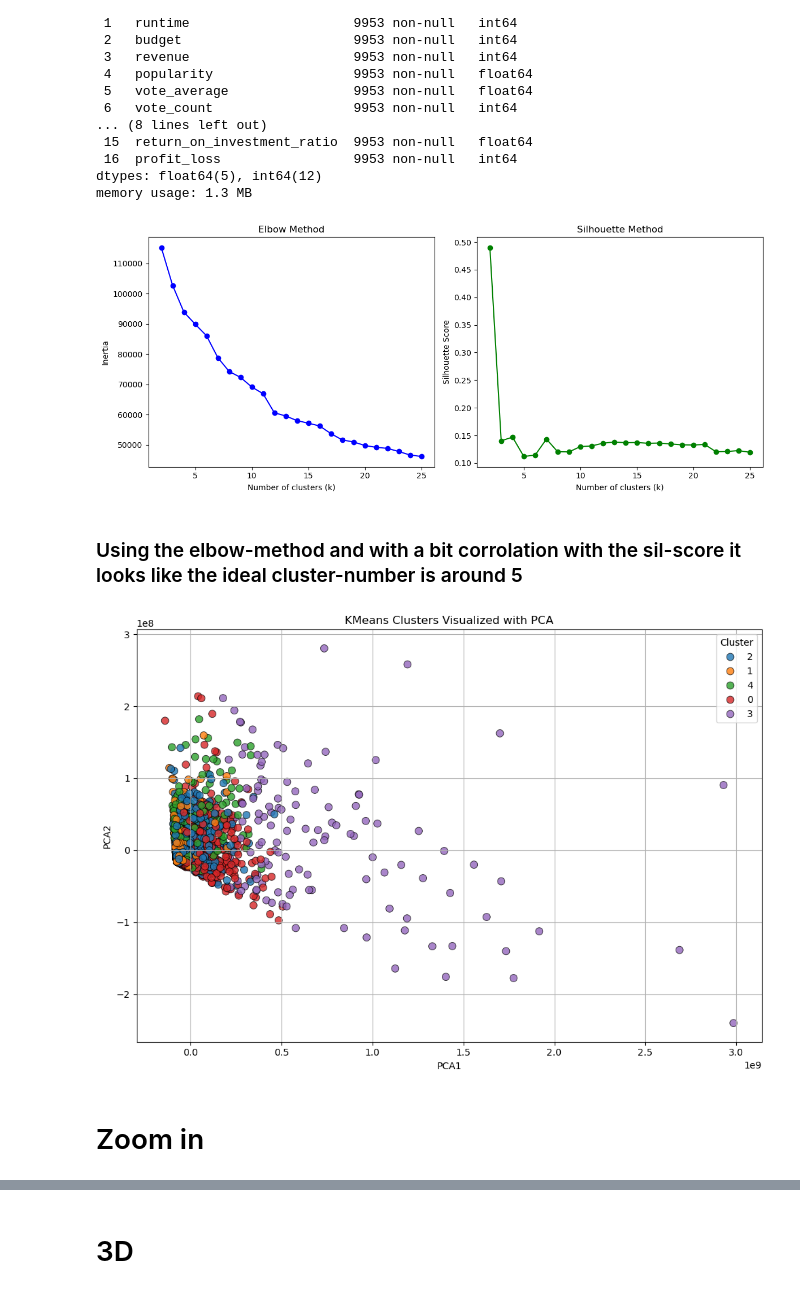
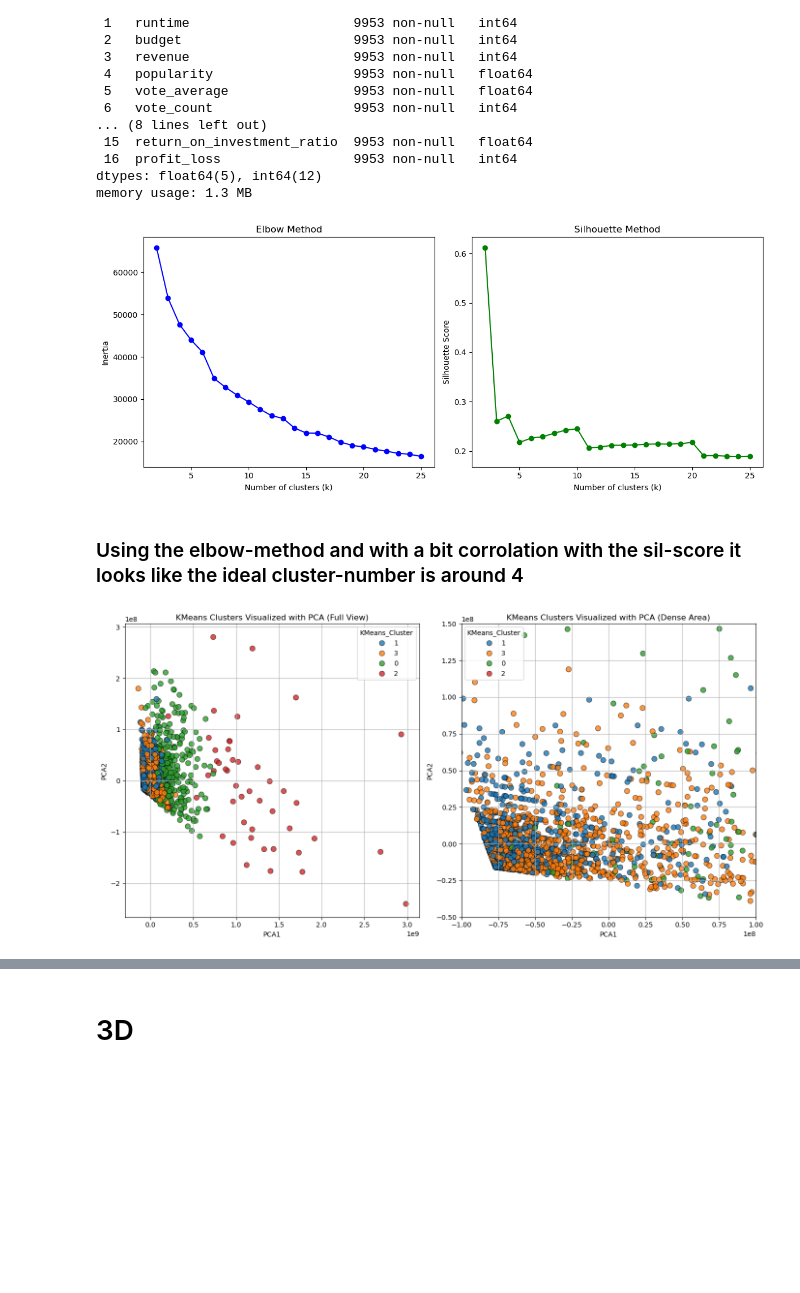
Before and after one commit to Shlezman/DS-principles-project, a Jupyter notebook: kmeans/kmeans.ipynb, the cells around one changed output, grey strips where cells are left out. Drawn from its saved outputs; the diff is of its cells as text; code cells hidden in the pictures; blank space fills up the shorter version.

Commit message:
more centroids and interactive visualization

```diff
--- a/kmeans/kmeans.ipynb
+++ b/kmeans/kmeans.ipynb
@@ -36,7 +36,7 @@ def extract_nonbinary_numerical_features(df: pd.DataFrame) -> pd.DataFrame:
 non_binnary_df = extract_nonbinary_numerical_features(data)
 # %%
 non_binnary_df.info()
-non_binnary_df = non_binnary_df.drop(columns=['id', 'release_year', 'popularity_percentile'])
+non_binnary_df = non_binnary_df.drop(columns=['id', 'release_year', 'popularity_percentile', 'num_spoken_languages', 'num_production_countries', 'num_production_companies', 'num_genres', 'num_same_title'])
 # %% [output]
 <class 'pandas.core.frame.DataFrame'>
 RangeIndex: 9953 entries, 0 to 9952
@@ -94,43 +94,66 @@ plt.title('Silhouette Method')
 plt.tight_layout()
 plt.show()
 # %% [output]
-[figure, old version]
+[figure, new version]
 # %% [markdown]
-### Using the elbow-method and with a bit corrolation with the sil-score it looks like the ideal cluster-number is around 5
+### Using the elbow-method and with a bit corrolation with the sil-score it looks like the ideal cluster-number is around 4
 # %%
 scaler = StandardScaler()
 scaled_data = scaler.fit_transform(non_binnary_df)
 
 
-non_binnary_df["KMeans_Cluster"] = KMeans(n_clusters=5, random_state=42, max_iter=1000).fit_predict(scaled_data)
+non_binnary_df["KMeans_Cluster"] = KMeans(n_clusters=4, random_state=42, max_iter=1000).fit_predict(scaled_data)
 sample_for_plot = non_binnary_df.sample(3000, random_state=42)
 # %%
 pca = PCA(n_components=2)
 reduced = pca.fit_transform(sample_for_plot)
 
+# Create the DataFrame for plotting
 plot_df = pd.DataFrame({
     'PCA1': reduced[:, 0],
     'PCA2': reduced[:, 1],
     'KMeans_Cluster': sample_for_plot['KMeans_Cluster'].astype(str)  # convert to str for color separation
 })
 
-plt.figure(figsize=(10, 7))
+# Create a figure and a set of subplots (1 row, 2 columns)
+fig, axes = plt.subplots(1, 2, figsize=(14, 7)) # Adjust figsize as needed for better layout
+
+# Plot the first scatter plot on the left subplot (axes[0])
 sns.scatterplot(
     data=plot_df,
     x='PCA1', y='PCA2',
     hue='KMeans_Cluster',
     palette='tab10',
     s=60,
     alpha=0.8,
-    edgecolor='k'
+    edgecolor='k',
+    ax=axes[0] # Specify the subplot to draw on
 )
-plt.title('KMeans Clusters Visualized with PCA')
-plt.legend(title='Cluster')
-plt.grid(True)
+axes[0].set_title('KMeans Clusters Visualized with PCA (Full View)')
+axes[0].grid(True)
+# The legend is often automatically added when using 'hue' with seaborn and matplotlib axes
+
+# Plot the second scatter plot on the right subplot (axes[1])
+sns.scatterplot(
+    data=plot_df,
+    x='PCA1', y='PCA2',
+    hue='KMeans_Cluster',
+    palette='tab10',
+    s=60,
+    alpha=0.8,
+    edgecolor='k',
+    ax=axes[1] # Specify the subplot to draw on
+)
+axes[1].set_title('KMeans Clusters Visualized with PCA (Dense Area)')
+axes[1].grid(True)
+
+# Set the limits for the x and y axes for the second subplot to focus on the dense area
+axes[1].set_xlim([-1e8, 1e8])
+axes[1].set_ylim([-0.5e8, 1.5e8])
 
 plt.tight_layout()
+
+# Show the plot
 plt.show()
 # %% [output]
-[figure, old version]
+[figure, new version]
-# %% [markdown]
-# Zoom in
```
Also changed, not shown: parts of 5 cells of this notebook.
